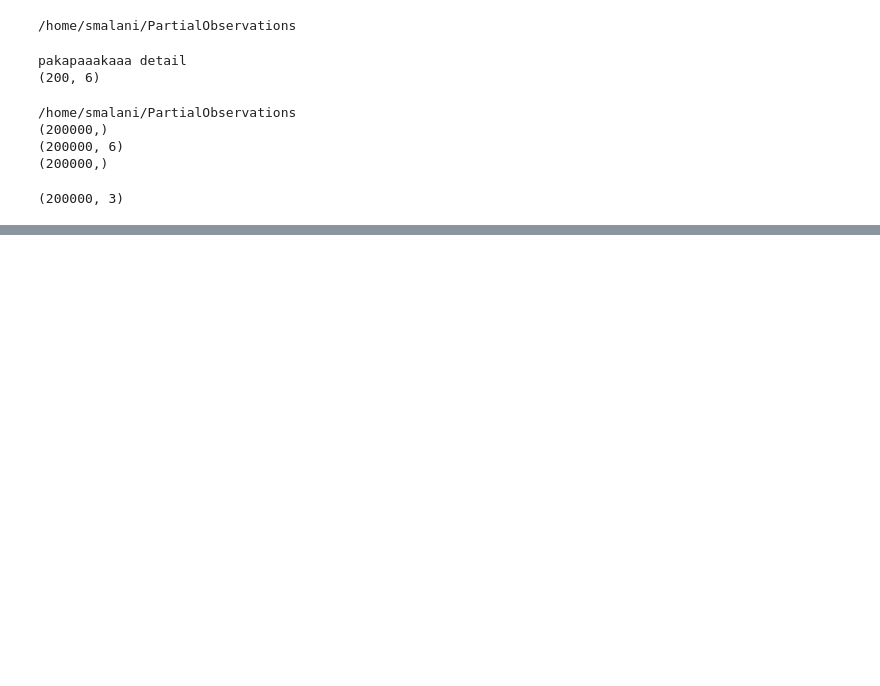
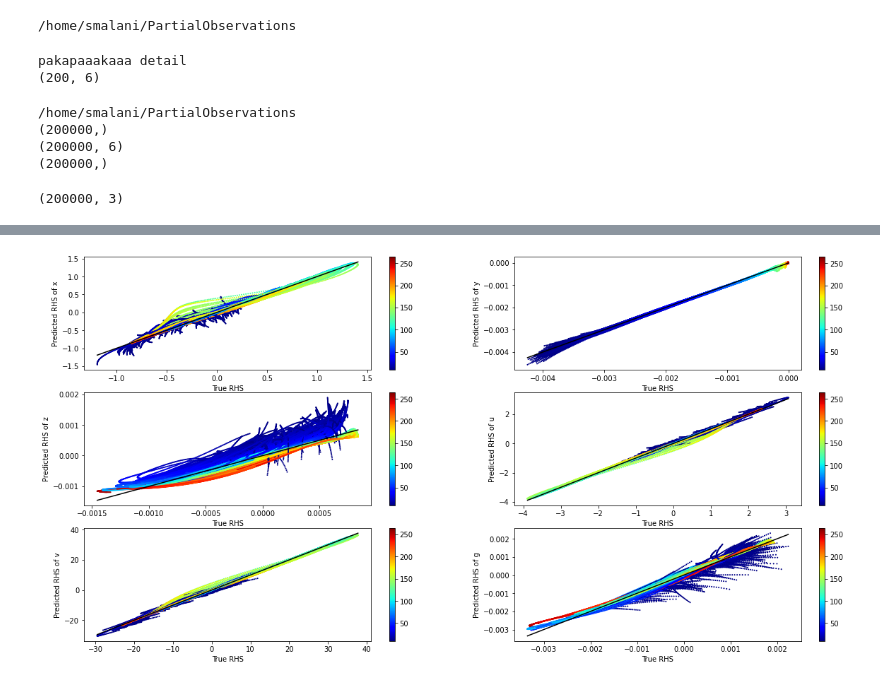
Before and after one commit to saurabhmalani1994/PartialObservations, a Jupyter notebook: Untitled.ipynb, the cells around one changed output, grey strips where cells are left out. Cells and saved outputs as stored; diff of their text form; code cells hidden in the pictures; blank space fills up the shorter version.

```diff
--- a/Untitled.ipynb
+++ b/Untitled.ipynb
@@ -444,14 +504,19 @@ print(r2)
 # %%
 plt.figure(figsize=(20,10))
+
+colors = pl.cm.jet(np.linspace(0,1,n))
 
 labels = ['x', 'y', 'z', 'u', 'v', 'g']
 for i in range(6):
     plt.subplot(int(str(32) + str(i+1)))
-    plt.scatter(output[:,i], ANN_output[:,i])
+    plt.scatter(output[:,i], ANN_output[:,i], c=time, cmap='jet', s=1)
     plt.plot([np.min(output[:,i]), np.max(output[:,i])],[np.min(output[:,i]), np.max(output[:,i])], 'k-')
     plt.ylabel('Predicted RHS of ' + labels[i])
     plt.xlabel('True RHS')
+    plt.colorbar()
 plt.show()
+# %% [output]
+[figure, added]
 # %%
 from torch.utils.data import DataLoader
 
```
Also changed, not shown: parts of 16 cells of this notebook, 7 other files.
